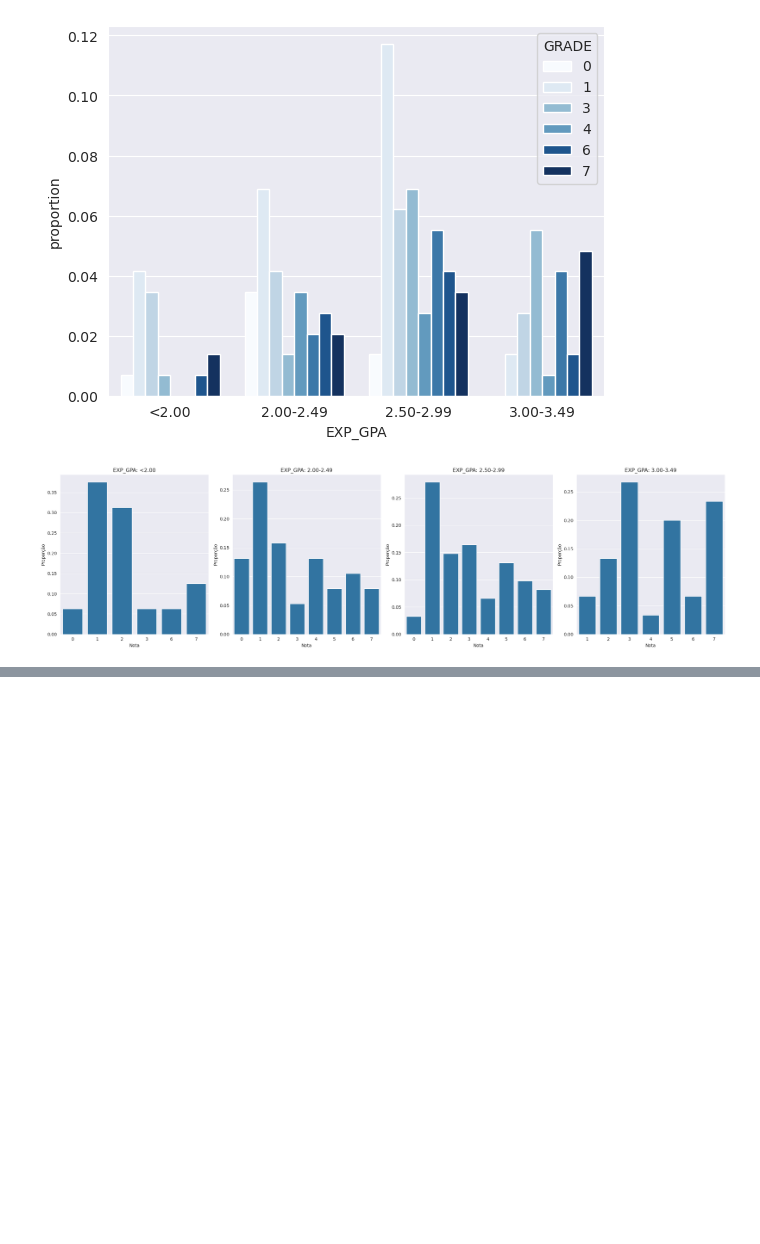
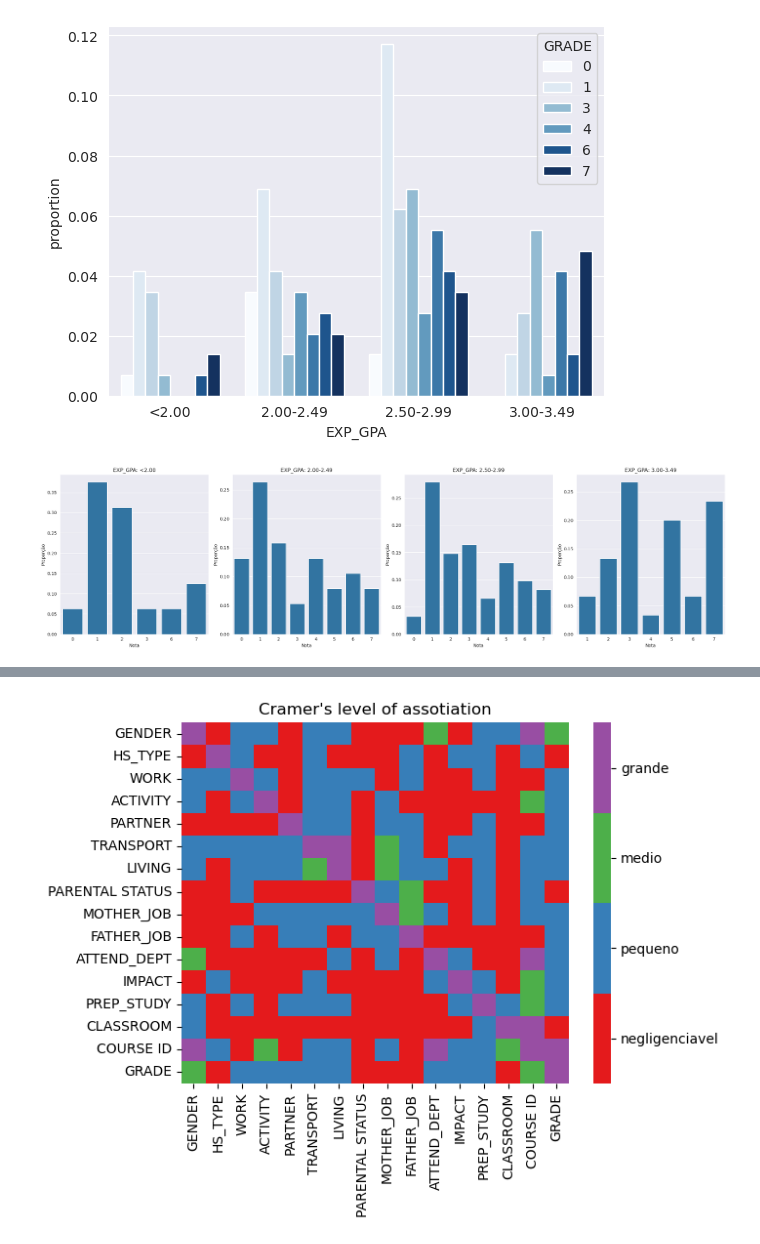
Before and after one commit to RodolfoPCruz/students-performance, a Jupyter notebook: performance_higher_education.ipynb, the cells around one changed output, grey strips where cells are left out. Cells and saved outputs as stored; diff of their text form; code cells hidden in the pictures; blank space fills up the shorter version.

```diff
--- a/performance_higher_education.ipynb
+++ b/performance_higher_education.ipynb
@@ -1057,0 +1261,3 @@ gerar_subplot_proporcao_por_grupo(df_higher_education,index_expected_GPA,"EXP_GP
+# %%
+nivel_associacao_cramer=converter_cramer_value_nivel(df_cramer,df_cramer_degrees_freedom)
+nivel_associacao_cramer
@@ -1057,0 +1282,28 @@ gerar_subplot_proporcao_por_grupo(df_higher_education,index_expected_GPA,"EXP_GP
+# %%
+#Plotar um heat map com o nivel de associacao
+
+def converter_nivel_para_numerico(nivel):
+      '''
+      Função que converte cada nivel de associação para um valor numérico. Esses valores numéricos permitirão a criação de um heatmap
+      '''
+      if nivel=='grande':
+        return 255
+      if nivel=='medio':
+        return 128
+      if nivel=='pequeno':
+        return 64
+      if nivel=='negligenciavel':
+        return 0
+
+nivel_associacao_cramer_numerico=nivel_associacao_cramer.map(converter_nivel_para_numerico)
+n=4 #quarto nivels de associação
+cmap = sns.color_palette("Set1",n,True)
+ax=sns.heatmap(nivel_associacao_cramer_numerico, cmap=cmap)
+colorbar = ax.collections[0].colorbar
+r = colorbar.vmax - colorbar.vmin
+colorbar.set_ticks([colorbar.vmin + r / n * (0.5 + i) for i in range(n)])
+colorbar.set_ticklabels(['negligenciavel','pequeno','medio','grande'])
+plt.title("Cramer's level of assotiation")
+plt.show()
+# %% [output]
+[figure, added]
```
Also changed, not shown: parts of 16 cells of this notebook.
